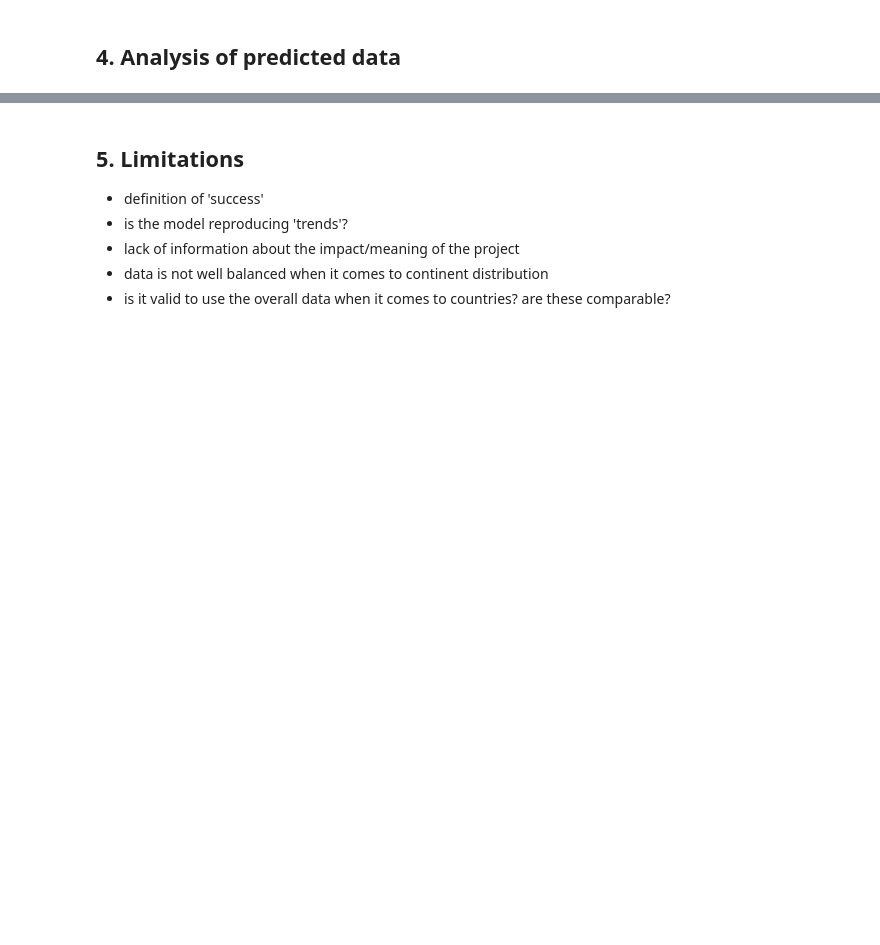
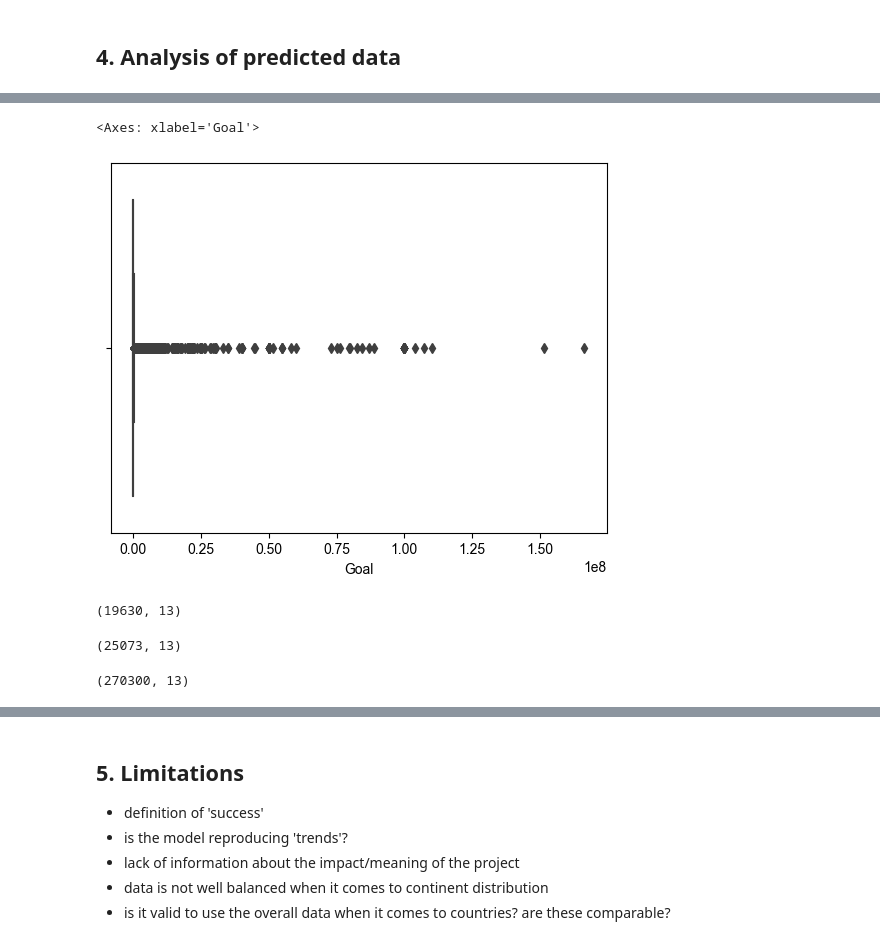
Before and after one commit to salvoha/ml-project, a Jupyter notebook: GetData_and_EDA.ipynb, the cells around one changed output, grey strips where cells are left out. Drawn from its saved outputs; the diff is of its cells as text; code cells hidden in the pictures; blank space fills up the shorter version.

```diff
--- a/GetData_and_EDA.ipynb
+++ b/GetData_and_EDA.ipynb
@@ -1751,0 +1818,17 @@ False Negative Rate of final XGBoost model on test data: 0.08198674510387971
+# %%
+sns.boxplot(data=advanced_data, x='Goal')
+# %% [output]
+<Axes: xlabel='Goal'>
+[figure, added]
+# %%
+false_pred_data[false_pred_data['Country'] == 'United States'].shape
+# %% [output]
+(19630, 13)
+# %%
+false_pred_data.shape
+# %% [output]
+(25073, 13)
+# %%
+corr_pred_data[corr_pred_data['Country'] == 'United States'].shape
+# %% [output]
+(270300, 13)
```
Also changed, not shown: parts of 19 cells of this notebook, 3 other files.
